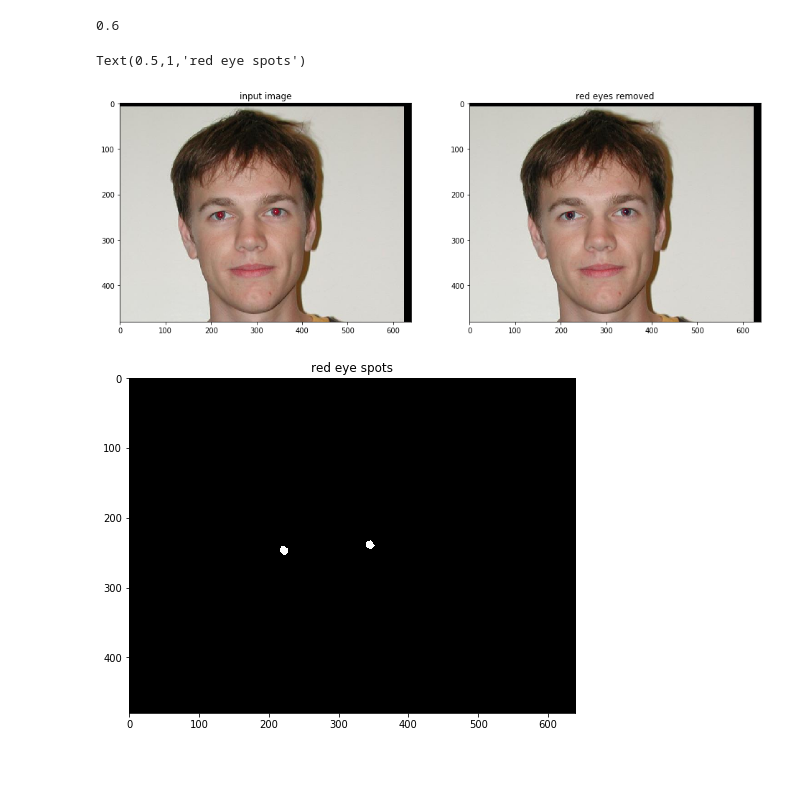
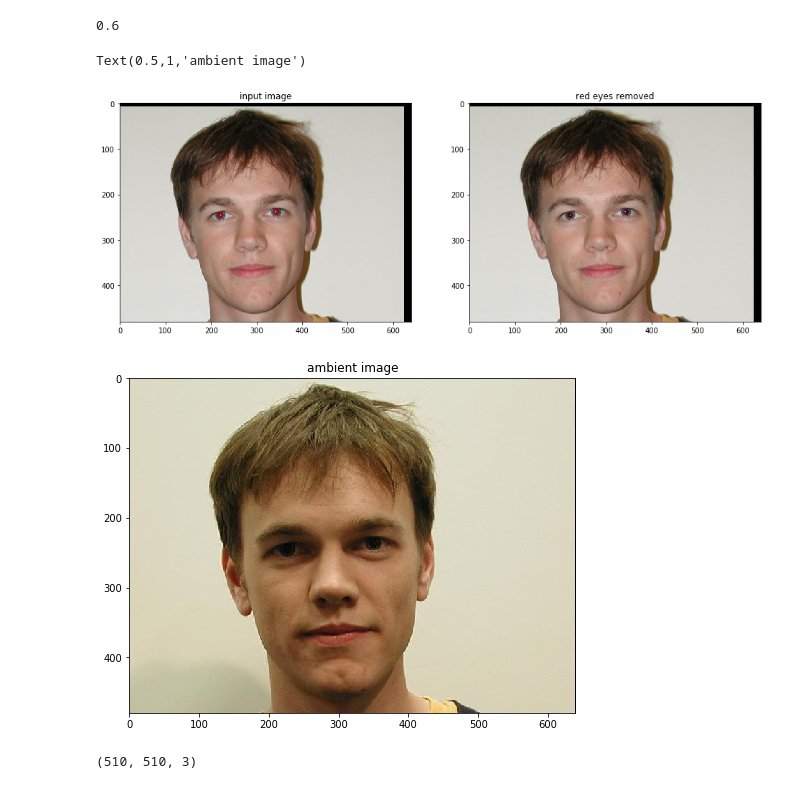
Before and after one commit to pranaygupta36/DIP_PROJECT_REPO, a Jupyter notebook: redeye.ipynb, the cells around one changed output. Drawn from its saved outputs; the diff is of its cells as text; code cells hidden in the pictures.

```diff
--- a/redeye.ipynb
+++ b/redeye.ipynb
@@ -26,11 +26,11 @@ flag = np.zeros(R.shape, np.uint8)
 flag2 = np.zeros(R.shape, np.uint8)
 Rm = np.mean(R)
 Rdev = np.std(R)
-thr = max(0.6, Rm+(Rdev*2))
+thr = max(0.6, Rm+(Rdev*3))
 print(thr)
 
 flag[R>thr] = 1
-flag[(ya[:,:,0]/255) >= 0.5] = 0
+flag[(ya[:,:,0]/255) >= 0.6] = 0
 
 
 maskff = np.zeros((flag.shape[0]+2, flag.shape[1]+2), np.uint8)
@@ -45,34 +45,38 @@ maskff = cv2.dilate(maskff, se2, iterations=1)
 [y,x] = np.nonzero(maskff)
 im = np.copy(imfrbf)
 
 bias=[26,49]
 for i in range(0, y.shape[0]):
     f = 0
     if y[i]<50 or x[i]<50 or x[i] > w-50 or y[i] > h-50:
         f = 1
     else:
         mask = maskff[y[i]-bias[1]:y[i]+bias[1],x[i]-bias[1]:x[i]+bias[1]]
         mask[23:-23,23:-23] = 0
         if np.any(mask == 1) == 1:
             f=1
     if f==0:
         flag2[y[i], x[i]] = 1
         im[y[i], x[i], 0] = 0.8*(0.299*imfrbf[y[i], x[i], 0]+ 0.587*imfrbf[y[i], x[i], 1] + 0.114*imfrbf[y[i], x[i],2])
 
 
 fig = plt.figure(figsize=[16, 16])
 fig.add_subplot(1,2,1)
 plt.imshow(imfrbf)
 plt.title('input image')
 fig.add_subplot(1,2,2)
 plt.imshow(im)
 plt.title('red eyes removed')
 
 fig = plt.figure(figsize=[8, 8])
-plt.imshow(flag2, cmap='gray')
-plt.title('red eye spots')
+plt.imshow(imarbf, cmap='gray')
+plt.title('ambient image')
 # %% [output]
 0.6
-Text(0.5,1,'red eye spots')
+Text(0.5,1,'ambient image')
 [figure]
-[figure, old version]
+[figure, new version]
+# %%
+im.shape
+# %% [output]
+(510, 510, 3)
```
Also changed, not shown: parts of 1 cell of this notebook, 7 other files.
